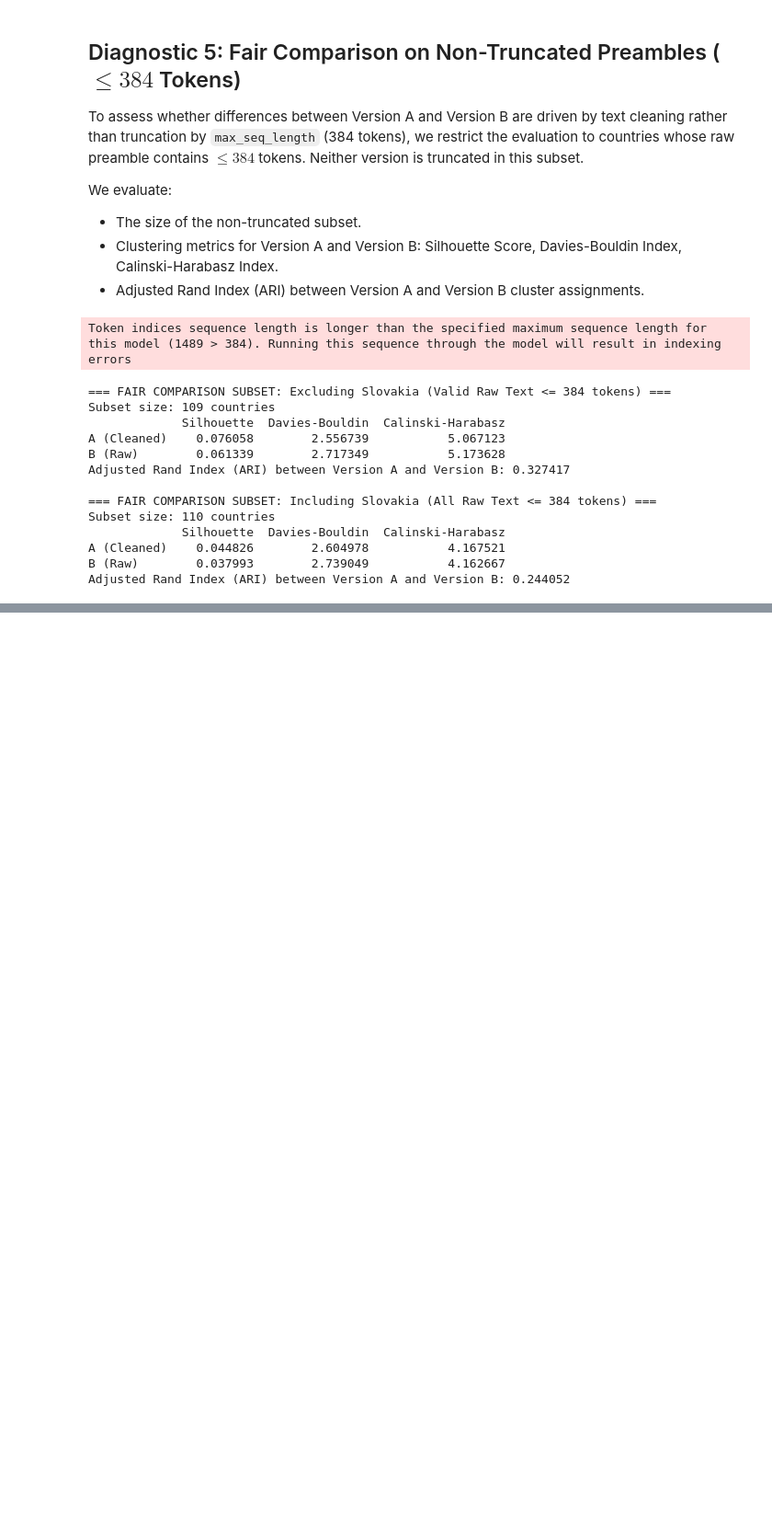
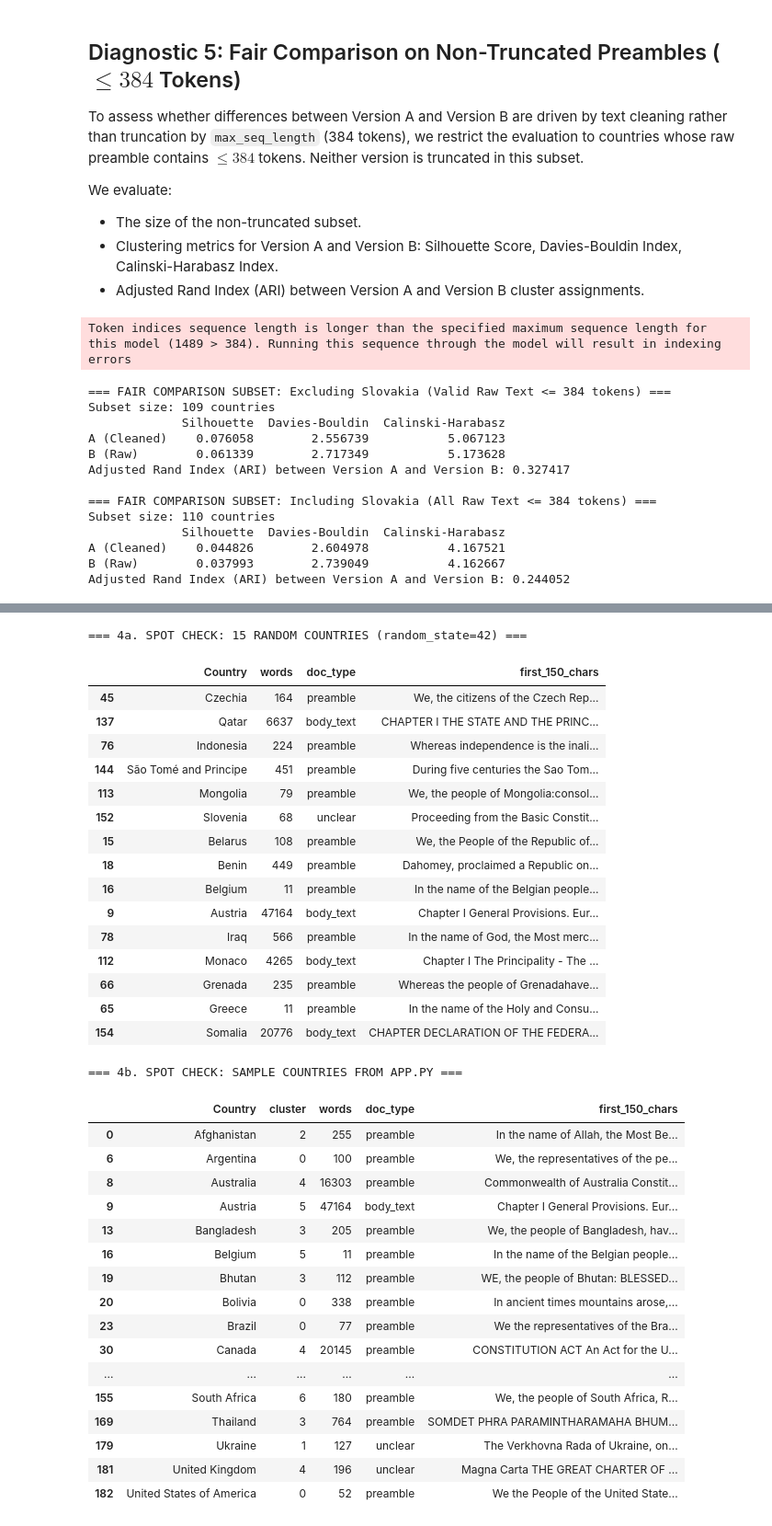
Before and after one commit to devpanchal2005/PreambleMap, a Jupyter notebook: notebooks/02_embedding_comparison.ipynb, the cells around one changed output, grey strips where cells are left out. Shown at 92% size. Cells and saved outputs as stored; diff of their text form; code cells hidden in the pictures; blank space fills up the shorter version.

Commit message:
Add document type audit

```diff
--- a/notebooks/02_embedding_comparison.ipynb
+++ b/notebooks/02_embedding_comparison.ipynb
@@ -529,0 +720,56 @@ Adjusted Rand Index (ARI) between Version A and Version B: 0.244052
+# %%
+# 4a. 15 Random Countries (random_state=42)
+print("=== 4a. SPOT CHECK: 15 RANDOM COUNTRIES (random_state=42) ===")
+sample_15 = df_audit.sample(n=15, random_state=42)[['Country', 'words', 'doc_type', 'first_150_chars']]
+display(sample_15)
+
+# 4b. Sample Countries from app.py
+app_sample_countries = [
+    'Australia', 'Canada', 'United Kingdom', 'France', 'Mexico',
+    'South Africa', 'Kenya', 'Congo', 'Ethiopia',
+    'Argentina', 'Bolivia', 'Brazil', 'Chile', 'United States of America',
+    'India', 'Ukraine', 'Russia', 'Estonia',
+    'Afghanistan', 'Pakistan', 'Iran', 'Iraq', 'Egypt',
+    'Indonesia', 'Bangladesh', 'Bhutan', 'Thailand', 'China',
+    'Germany', 'Austria', 'Belgium', 'Norway', 'Italy'
+]
+
+print("\n=== 4b. SPOT CHECK: SAMPLE COUNTRIES FROM APP.PY ===")
+app_sample_df = df_audit[df_audit['Country'].isin(app_sample_countries)][['Country', 'cluster', 'words', 'doc_type', 'first_150_chars']]
+display(app_sample_df)
+# %% [output]
+=== 4a. SPOT CHECK: 15 RANDOM COUNTRIES (random_state=42) ===
+|  | Country | words | doc_type | first_150_chars |
+| 45 | Czechia | 164 | preamble | We, the citizens of the Czech Rep... |
+| 137 | Qatar | 6637 | body_text | CHAPTER I THE STATE AND THE PRINC... |
+| 76 | Indonesia | 224 | preamble | Whereas independence is the inali... |
+| 144 | São Tomé and Principe | 451 | preamble | During five centuries the Sao Tom... |
+| 113 | Mongolia | 79 | preamble | We, the people of Mongolia:consol... |
+| 152 | Slovenia | 68 | unclear | Proceeding from the Basic Constit... |
+| 15 | Belarus | 108 | preamble | We, the People of the Republic of... |
+| 18 | Benin | 449 | preamble | Dahomey, proclaimed a Republic on... |
+| 16 | Belgium | 11 | preamble | In the name of the Belgian people... |
+| 9 | Austria | 47164 | body_text | Chapter I General Provisions. Eur... |
+| 78 | Iraq | 566 | preamble | In the name of God, the Most merc... |
+| 112 | Monaco | 4265 | body_text | Chapter I The Principality - The ... |
+| 66 | Grenada | 235 | preamble | Whereas the people of Grenadahave... |
+| 65 | Greece | 11 | preamble | In the name of the Holy and Consu... |
+| 154 | Somalia | 20776 | body_text | CHAPTER DECLARATION OF THE FEDERA... |
+=== 4b. SPOT CHECK: SAMPLE COUNTRIES FROM APP.PY ===
+|  | Country | cluster | words | doc_type | first_150_chars |
+| 0 | Afghanistan | 2 | 255 | preamble | In the name of Allah, the Most Be... |
+| 6 | Argentina | 0 | 100 | preamble | We, the representatives of the pe... |
+| 8 | Australia | 4 | 16303 | preamble | Commonwealth of Australia Constit... |
+| 9 | Austria | 5 | 47164 | body_text | Chapter I General Provisions. Eur... |
+| 13 | Bangladesh | 3 | 205 | preamble | We, the people of Bangladesh, hav... |
+| 16 | Belgium | 5 | 11 | preamble | In the name of the Belgian people... |
+| 19 | Bhutan | 3 | 112 | preamble | WE, the people of Bhutan: BLESSED... |
+| 20 | Bolivia | 0 | 338 | preamble | In ancient times mountains arose,... |
+| 23 | Brazil | 0 | 77 | preamble | We the representatives of the Bra... |
+| 30 | Canada | 4 | 20145 | preamble | CONSTITUTION ACT An Act for the U... |
+| ... | ... | ... | ... | ... | ... |
+| 155 | South Africa | 6 | 180 | preamble | We, the people of South Africa, R... |
+| 169 | Thailand | 3 | 764 | preamble | SOMDET PHRA PARAMINTHARAMAHA BHUM... |
+| 179 | Ukraine | 1 | 127 | unclear | The Verkhovna Rada of Ukraine, on... |
+| 181 | United Kingdom | 4 | 196 | unclear | Magna Carta THE GREAT CHARTER OF ... |
+| 182 | United States of America | 0 | 52 | preamble | We the People of the United State... |
```
Also changed, not shown: parts of 10 cells of this notebook, 2 other files.
